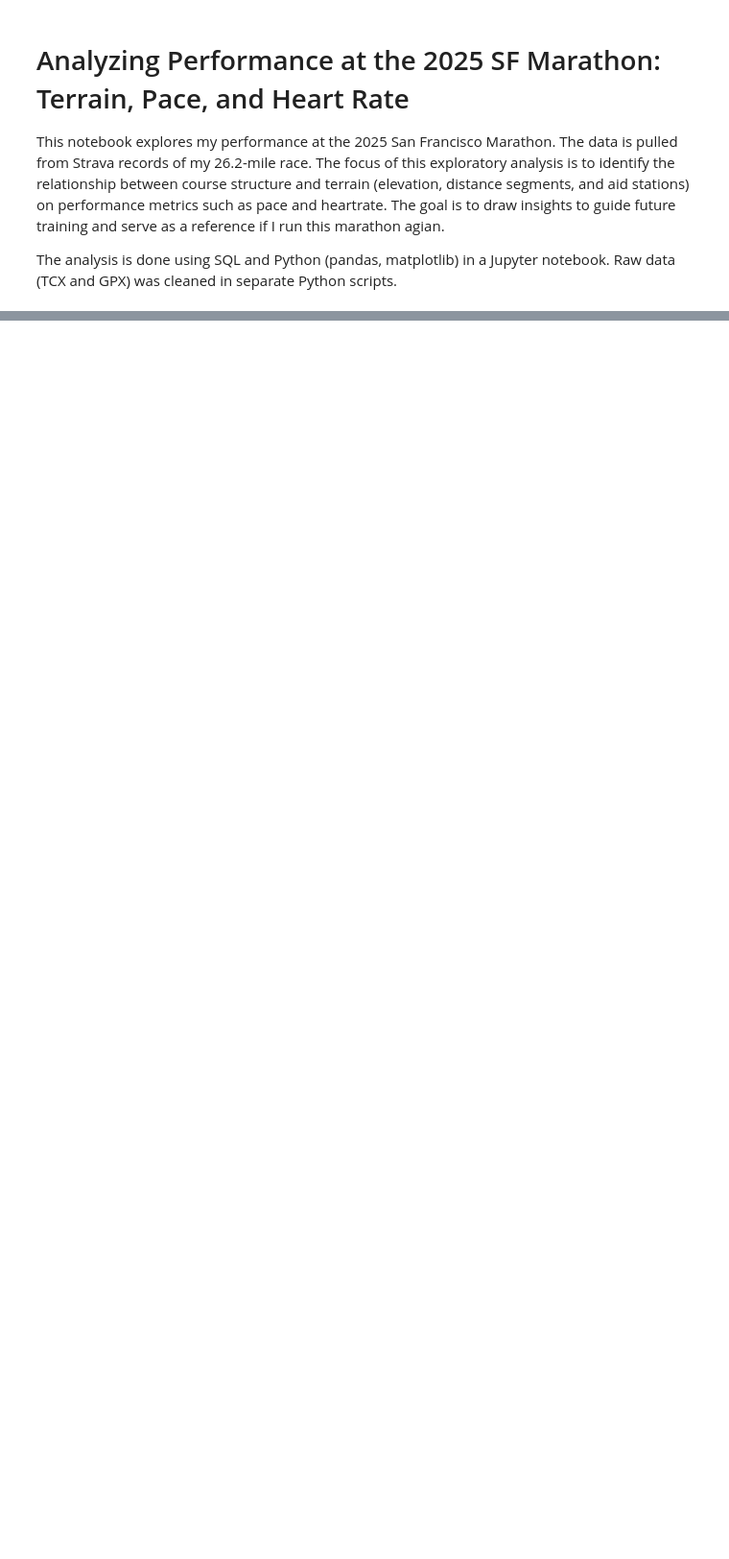
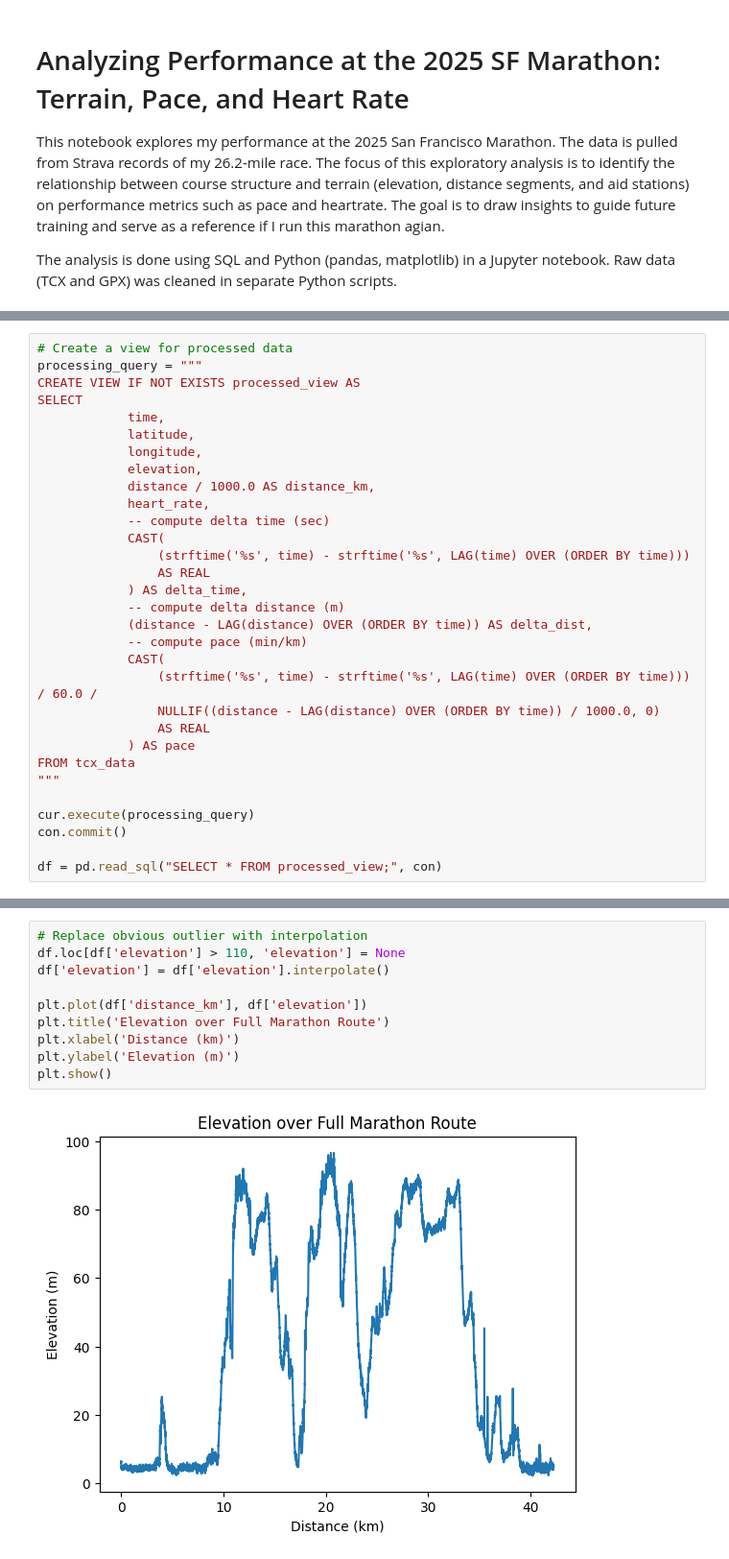
Before and after one commit to SuiseiNakagawa/marathon_data_analysis, a Jupyter notebook: notebooks/marathon_analysis.ipynb, the cells around one changed output, grey strips where cells are left out. Shown at 96% size. Drawn from its saved outputs; the diff is of its cells as text; blank space fills up the shorter version.

Commit message:
Begin analysis of elevation vs pace

```diff
--- a/notebooks/marathon_analysis.ipynb
+++ b/notebooks/marathon_analysis.ipynb
@@ -51,0 +129,31 @@ The database contains a `tcx_data` table with 6 columns. The names and data type
+# %%
+# Create a view for processed data
+processing_query = """
+CREATE VIEW IF NOT EXISTS processed_view AS
+SELECT
+            time,
+            latitude,
+            longitude,
+            elevation,
+            distance / 1000.0 AS distance_km,
+            heart_rate,
+            -- compute delta time (sec)
+            CAST(
+                (strftime('%s', time) - strftime('%s', LAG(time) OVER (ORDER BY time)))
+                AS REAL
+            ) AS delta_time,
+            -- compute delta distance (m)
+            (distance - LAG(distance) OVER (ORDER BY time)) AS delta_dist,
+            -- compute pace (min/km)
+            CAST(
+                (strftime('%s', time) - strftime('%s', LAG(time) OVER (ORDER BY time))) / 60.0 /
+                NULLIF((distance - LAG(distance) OVER (ORDER BY time)) / 1000.0, 0)
+                AS REAL
+            ) AS pace
+FROM tcx_data
+"""
+
+cur.execute(processing_query)
+con.commit()
+
+df = pd.read_sql("SELECT * FROM processed_view;", con)
@@ -51,0 +164,12 @@ The database contains a `tcx_data` table with 6 columns. The names and data type
+# %%
+# Replace obvious outlier with interpolation
+df.loc[df['elevation'] > 110, 'elevation'] = None
+df['elevation'] = df['elevation'].interpolate()
+
+plt.plot(df['distance_km'], df['elevation'])
+plt.title('Elevation over Full Marathon Route')
+plt.xlabel('Distance (km)')
+plt.ylabel('Elevation (m)')
+plt.show()
+# %% [output]
+[figure, added]
```
Also changed, not shown: parts of 15 cells of this notebook.
